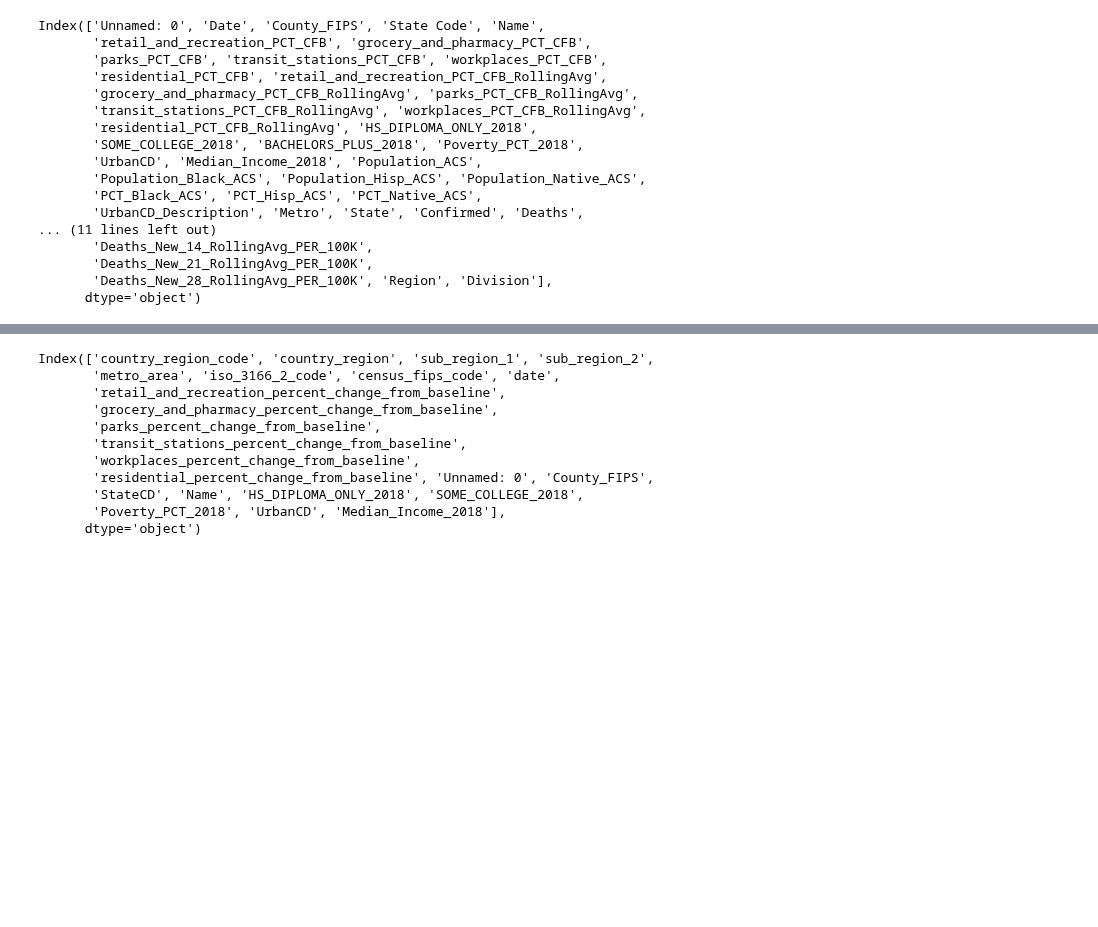
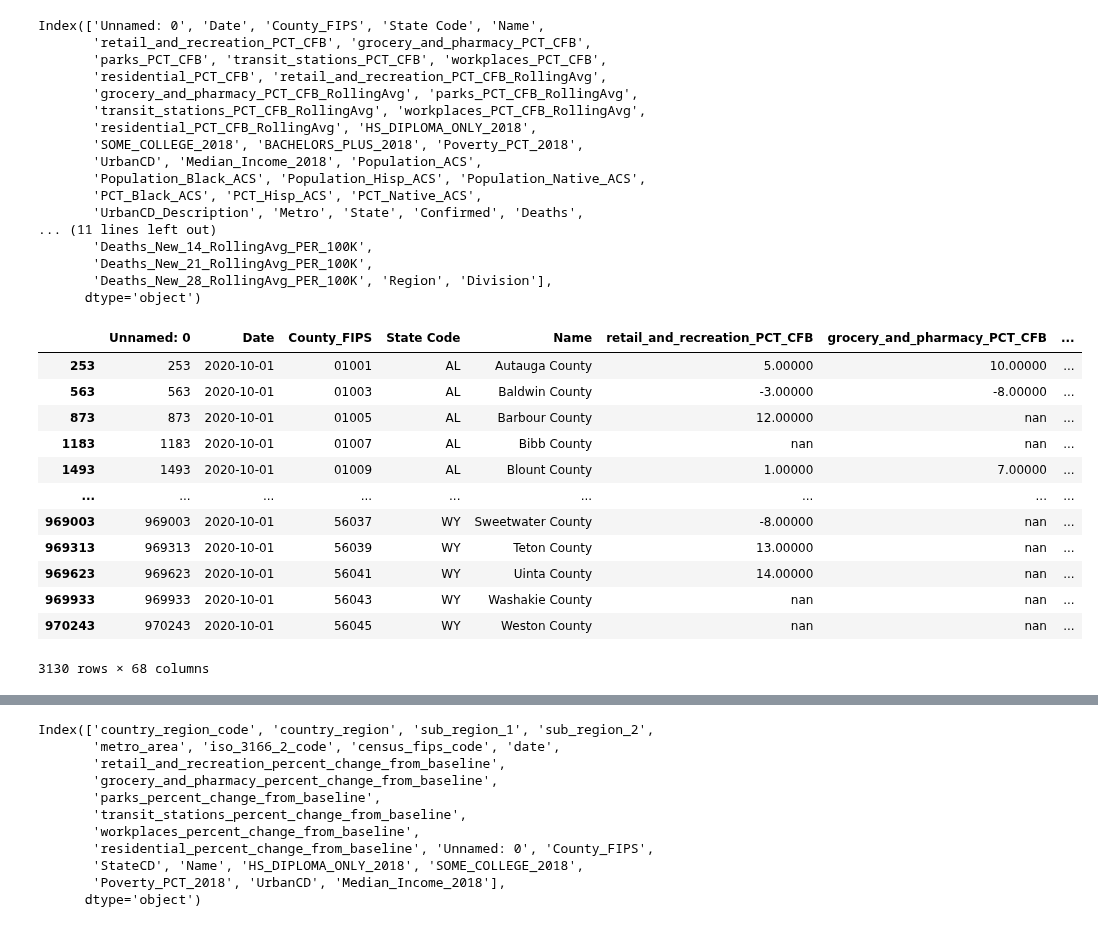
Before and after one commit to pballent/hia-covid, a Jupyter notebook: hia_covid_python_exploration/Google_Mob_COVID_Scratchpad.ipynb, the cells around one changed output, grey strips where cells are left out. Drawn from its saved outputs; the diff is of its cells as text; code cells hidden in the pictures; blank space fills up the shorter version.

```diff
--- a/hia_covid_python_exploration/Google_Mob_COVID_Scratchpad.ipynb
+++ b/hia_covid_python_exploration/Google_Mob_COVID_Scratchpad.ipynb
@@ -59 +61,17 @@ def regress_two_var(df, X, Y, startdate = "2020-01-01", enddate = "2020-10-01"):
+# %%
+combined_oneday
+# %% [output]
+|  | Unnamed: 0 | Date | County_FIPS | State Code | Name | retail_and_recreation_PCT_CFB | grocery_and_pharmacy_PCT_CFB | ... |
+| 253 | 253 | 2020-10-01 | 01001 | AL | Autauga County | 5.00000 | 10.00000 | ... |
+| 563 | 563 | 2020-10-01 | 01003 | AL | Baldwin County | -3.00000 | -8.00000 | ... |
+| 873 | 873 | 2020-10-01 | 01005 | AL | Barbour County | 12.00000 | nan | ... |
+| 1183 | 1183 | 2020-10-01 | 01007 | AL | Bibb County | nan | nan | ... |
+| 1493 | 1493 | 2020-10-01 | 01009 | AL | Blount County | 1.00000 | 7.00000 | ... |
+| ... | ... | ... | ... | ... | ... | ... | ... | ... |
+| 969003 | 969003 | 2020-10-01 | 56037 | WY | Sweetwater County | -8.00000 | nan | ... |
+| 969313 | 969313 | 2020-10-01 | 56039 | WY | Teton County | 13.00000 | nan | ... |
+| 969623 | 969623 | 2020-10-01 | 56041 | WY | Uinta County | 14.00000 | nan | ... |
+| 969933 | 969933 | 2020-10-01 | 56043 | WY | Washakie County | nan | nan | ... |
+| 970243 | 970243 | 2020-10-01 | 56045 | WY | Weston County | nan | nan | ... |
+3130 rows × 68 columns
 # %%
```
Also changed, not shown: parts of 5 cells of this notebook, 2 other files.
